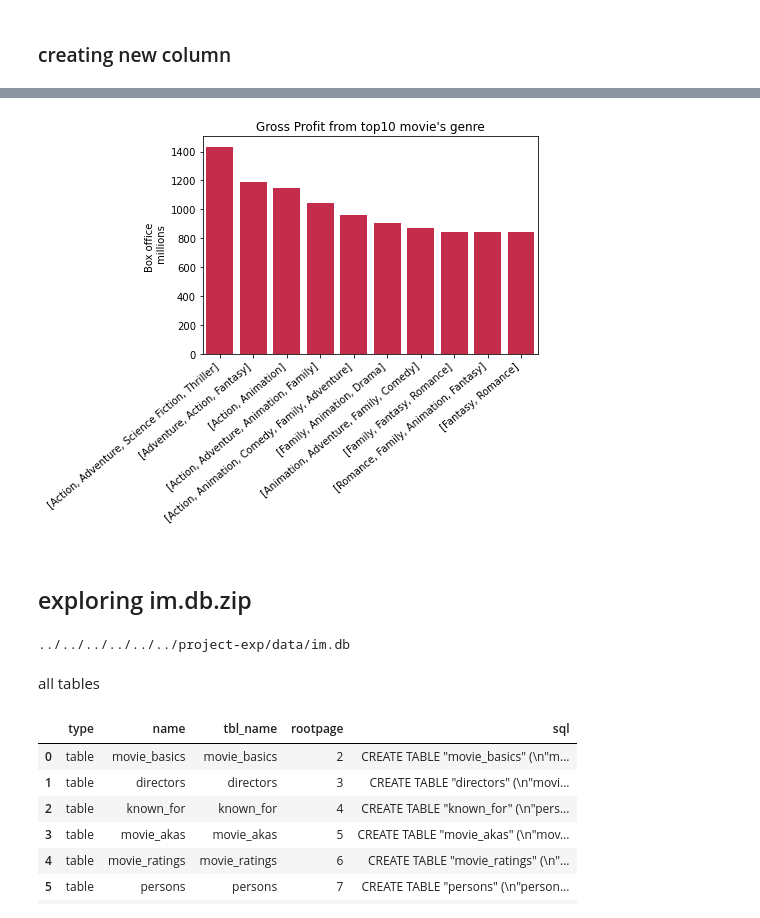
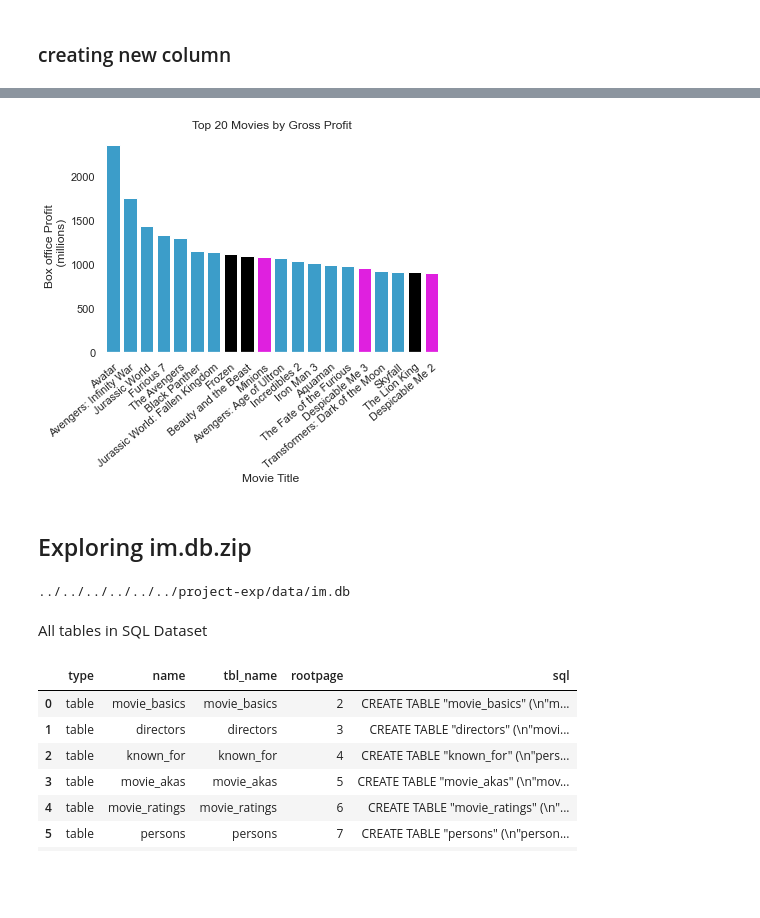
Before and after one commit to mccafj/MS-movie-studio-project, a Jupyter notebook: Notes/Juan-notes.ipynb, the cells around one changed output, grey strips where cells are left out. Drawn from its saved outputs; the diff is of its cells as text; code cells hidden in the pictures; blank space fills up the shorter version.

```diff
--- a/Notes/Juan-notes.ipynb
+++ b/Notes/Juan-notes.ipynb
@@ -446,4 +414,4 @@ top-netflix-scraper.ipynb
 video game movies worldwide box office.png
 video_game_films.csv
 # %%
-df = pd.read_csv('../zippedData/GrossMargin_and_genre_df.csv')
+df = pd.read_csv('Merged_df_TMDB_TN.csv')
@@ -452,7 +440,7 @@ df = pd.read_csv('../zippedData/GrossMargin_and_genre_df.csv')
 # %% [markdown]
 ### creating new column
 # %%
-df['gross_profit_by_millions'] = df['gross_margin'] / 1000000
+# df['gross_profit_by_millions'] = df['gross_margin'] / 1000000
 # %%
 #updateGenere = df['genre_ids']
 # %%
@@ -474,3 +464,3 @@ df['gross_profit_by_millions'] = df['gross_margin'] / 1000000
 # %%
-df.drop_duplicates(inplace=True)
+# df.drop_duplicates(inplace=True)
 # %%
@@ -502,3 +497,2 @@ plt.gcf().axes[0].yaxis.get_major_formatter().set_scientific(False)
 # %%
-df_gross_mean = df.groupby(['genre_ids'])['gross_profit_by_millions'].mean()
-top_gross = df_gross_mean.sort_values( ascending=False).head(10)
+df_top_movies = df.sort_values(by=['gross_profit_by_millions'], ascending=False).head(20)
@@ -523,28 +519,28 @@ y1 = top_gross.tolist()
 # %%
-list_of_sub_genere=['Action/Adeventure', 'Action/Animation',
-                    'Animation, Comedy, Adventure', 'Family, Animation, Drama', ]
-ax = sns.barplot( x=x1, y=y1, color='crimson', ci=None )
+ax = sns.barplot( x=df_top_movies['original_title'], y=df_top_movies['gross_profit_by_millions'], palette = (['#25a6e0', '#25a6e0', '#25a6e0', '#25a6e0', '#25a6e0', '#25a6e0', '#25a6e0', 'black', 'black', 'magenta', '#25a6e0', '#25a6e0', '#25a6e0', '#25a6e0', '#25a6e0', 'magenta', '#25a6e0', '#25a6e0', 'black', 'magenta']), ci=None )
 
 
 
-ax.set_xticklabels(ax.get_xticklabels(), rotation=40, ha="right")
-ax.set_ylabel('Box office \n millions')
-ax.set_xlabel(' ')
-ax.set_title('Gross Profit from top10 movie\'s genre');
+ax.set_xticklabels(ax.get_xticklabels(), rotation=40, ha="right", rotation_mode='anchor')
+ax.set_ylabel('Box office Profit \n (millions)')
+ax.set_xlabel('Movie Title ')
+ax.set_title('Top 20 Movies by Gross Profit');
+sns.set(rc={'axes.facecolor':(0,0,0,0), 'figure.facecolor':(0,0,0,0)})
 
-plt.gcf().axes[0].yaxis.get_major_formatter().set_scientific(False)
+#plt.savefig('../zippedData/Top_20_Movies_by_Gross_Profit_2', bbox_inches='tight', dpi=300);
+# plt.gcf().axes[0].yaxis.get_major_formatter().set_scientific(False)
 # %% [output]
-[figure, old version]
+[figure, new version]
 # %% [markdown]
-## exploring im.db.zip
+## Exploring im.db.zip
 # %%
 ! ls ../../../../../../project-exp/data/im.db
 # %% [output]
 ../../../../../../project-exp/data/im.db
 # %%
 conn = sqlite3.connect('../../../../../../project-exp/data/im.db')
-# %% [markdown]
-all tables
+# %% [markdown]
+All tables in SQL Dataset
 # %%
 pd.read_sql("""
 
```
Also changed, not shown: parts of 51 cells of this notebook, 5 other files.
